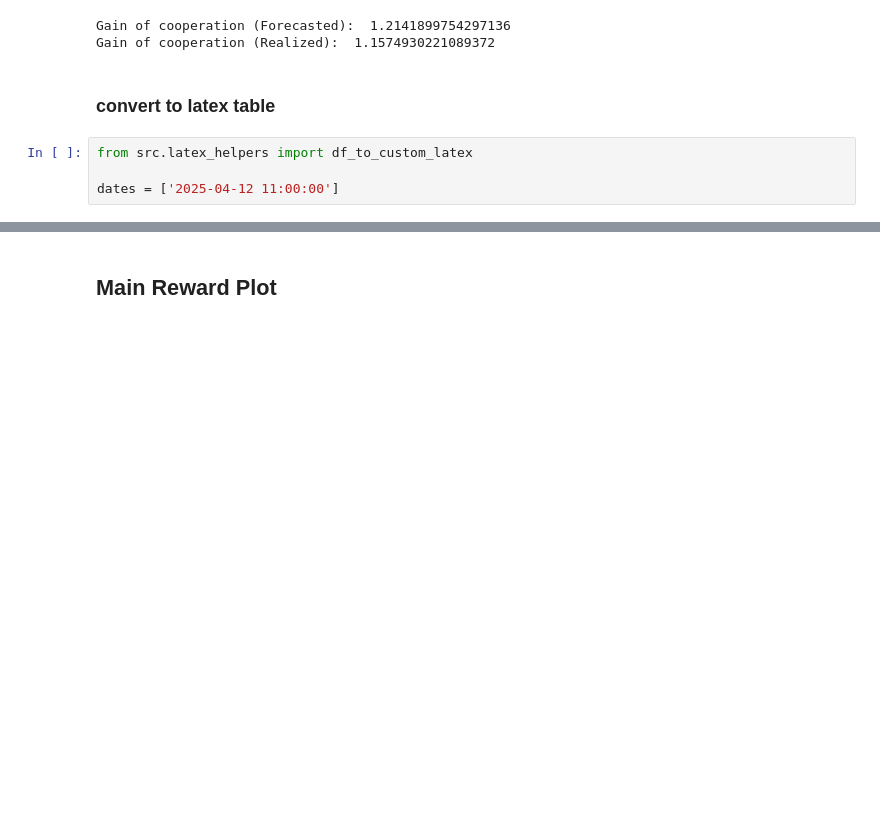
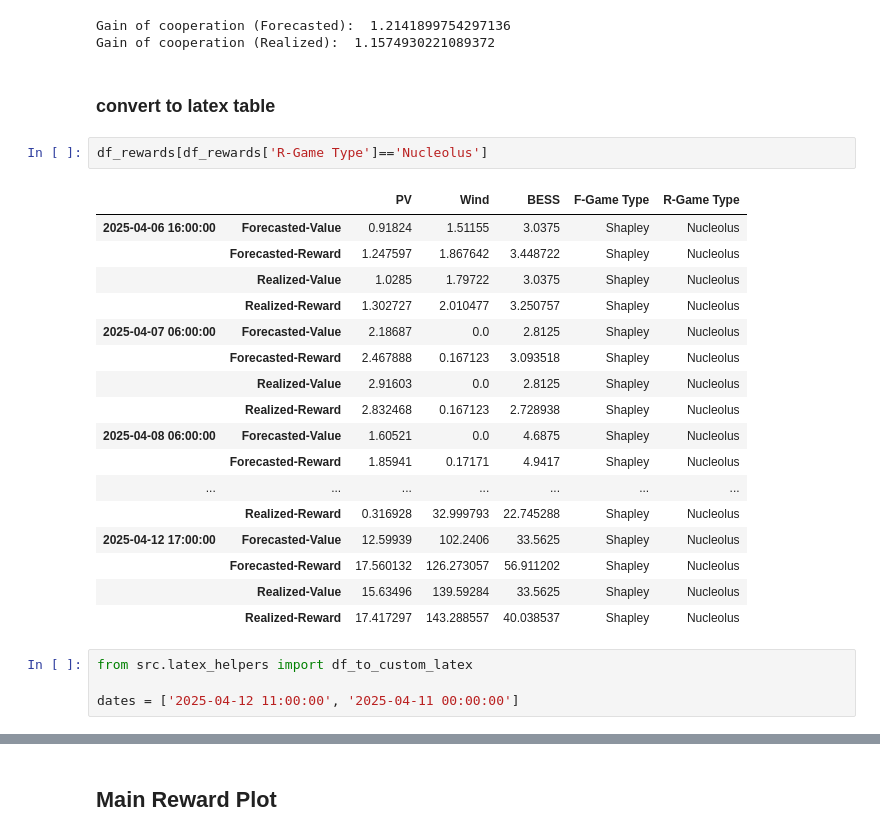
Before and after one commit to cvonholly/dvpp_reward_mechanism, a Jupyter notebook: case_visualize_UPDATED.ipynb, the cells around one changed output, grey strips where cells are left out. Drawn from its saved outputs; the diff is of its cells as text; blank space fills up the shorter version.

```diff
--- a/case_visualize_UPDATED.ipynb
+++ b/case_visualize_UPDATED.ipynb
@@ -218,10 +164,30 @@ Gain of cooperation (Forecasted):  1.2141899754297136
 Gain of cooperation (Realized):  1.1574930221089372
 # %% [markdown]
 ### convert to latex table
+# %%
+df_rewards[df_rewards['R-Game Type']=='Nucleolus']
+# %% [output]
+|  |  | PV | Wind | BESS | F-Game Type | R-Game Type |
+| 2025-04-06 16:00:00 | Forecasted-Value | 0.91824 | 1.51155 | 3.0375 | Shapley | Nucleolus |
+|  | Forecasted-Reward | 1.247597 | 1.867642 | 3.448722 | Shapley | Nucleolus |
+|  | Realized-Value | 1.0285 | 1.79722 | 3.0375 | Shapley | Nucleolus |
+|  | Realized-Reward | 1.302727 | 2.010477 | 3.250757 | Shapley | Nucleolus |
+| 2025-04-07 06:00:00 | Forecasted-Value | 2.18687 | 0.0 | 2.8125 | Shapley | Nucleolus |
+|  | Forecasted-Reward | 2.467888 | 0.167123 | 3.093518 | Shapley | Nucleolus |
+|  | Realized-Value | 2.91603 | 0.0 | 2.8125 | Shapley | Nucleolus |
+|  | Realized-Reward | 2.832468 | 0.167123 | 2.728938 | Shapley | Nucleolus |
+| 2025-04-08 06:00:00 | Forecasted-Value | 1.60521 | 0.0 | 4.6875 | Shapley | Nucleolus |
+|  | Forecasted-Reward | 1.85941 | 0.17171 | 4.9417 | Shapley | Nucleolus |
+| ... | ... | ... | ... | ... | ... | ... |
+|  | Realized-Reward | 0.316928 | 32.999793 | 22.745288 | Shapley | Nucleolus |
+| 2025-04-12 17:00:00 | Forecasted-Value | 12.59939 | 102.2406 | 33.5625 | Shapley | Nucleolus |
+|  | Forecasted-Reward | 17.560132 | 126.273057 | 56.911202 | Shapley | Nucleolus |
+|  | Realized-Value | 15.63496 | 139.59284 | 33.5625 | Shapley | Nucleolus |
+|  | Realized-Reward | 17.417297 | 143.288557 | 40.038537 | Shapley | Nucleolus |
 # %%
 from src.latex_helpers import df_to_custom_latex
 
-dates = ['2025-04-12 11:00:00']
+dates = ['2025-04-12 11:00:00', '2025-04-11 00:00:00']
 # %%
 # convert tuples to strings for columns
 N = len(devices)
```
Also changed, not shown: parts of 13 cells of this notebook.
